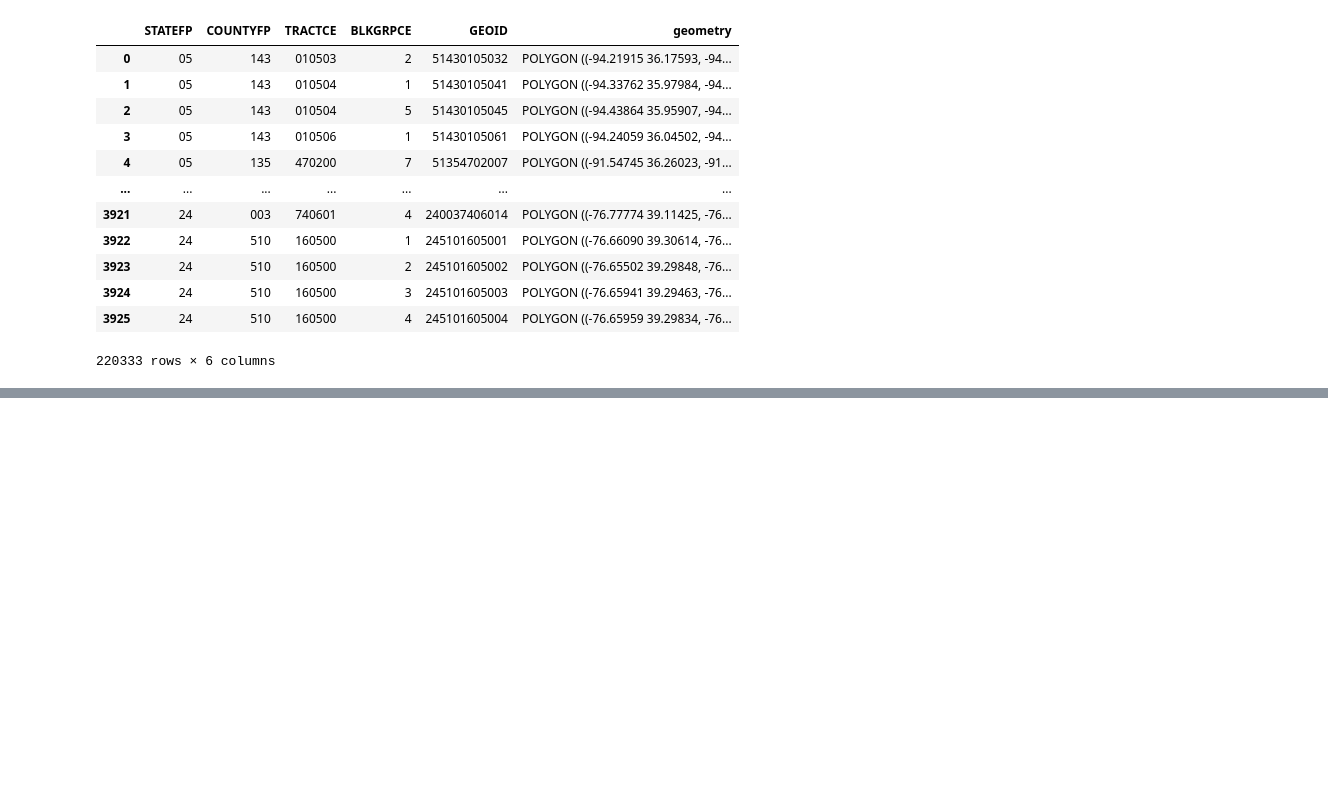
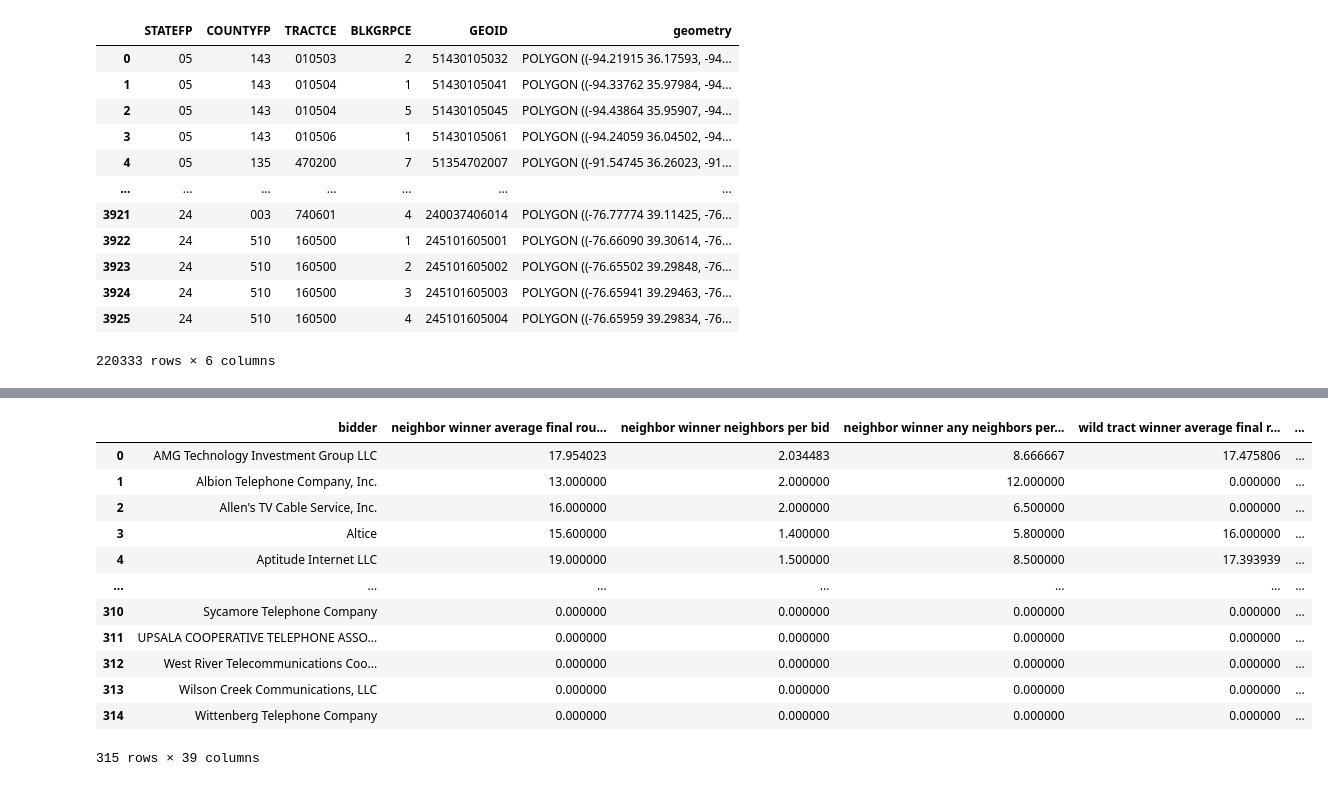
Before and after one commit to PrathamSoni/FCC904, a Jupyter notebook: neighbors.ipynb, the cells around one changed output, grey strips where cells are left out. Saved outputs shown, nothing was run; the diff lists cells and outputs as text; code cells hidden in the pictures; blank space fills up the shorter version.

```diff
--- a/neighbors.ipynb
+++ b/neighbors.ipynb
@@ -597,0 +336,41 @@ winners.bidder.unique()
+# %%
+processed_bid_table["num_blocks_won"] = processed_bid_table.won_blocks.apply(len)
+processed_bid_table["neighbor_bgs"] = processed_bid_table.neighbors.apply(len)
+processed_bid_table["all_neighbor_bgs"] = processed_bid_table.all_neighbors.apply(len)
+agg = processed_bid_table.groupby("bidder").agg({"GEOID":len, "round":"mean", "num_blocks_won":sum,"neighbor_bgs":"mean","all_neighbor_bgs":"mean", "winner":sum})
+agg = agg.rename(columns={'GEOID': 'num bids', 'round': 'average final round number', 'num_blocks_won': 'total blocks won', 'neighbor_bgs': 'average neighbors per bid', 'all_neighbor_bgs': 'average any neighbors per bid', "winner":"num wins"}).reset_index()
+existing = processed_bid_table.loc[processed_bid_table.neighbor_status == 2].groupby("bidder").agg({"GEOID":len, "round":"mean", "num_blocks_won":sum,"neighbor_bgs":"mean","all_neighbor_bgs":"mean", "winner":sum})
+existing = existing.rename(columns={'GEOID': 'existing bg bids', 'round': 'existing average final round number', 'num_blocks_won': 'existing blocks won', 'neighbor_bgs': 'existing average neighbors per bid', 'all_neighbor_bgs': 'existing average any neighbors per bid', "winner":"existing num wins"}).reset_index()
+wild_tract = processed_bid_table.loc[processed_bid_table.neighbor_status == 0].groupby("bidder").agg({"GEOID":len, "round":"mean", "num_blocks_won":sum,"neighbor_bgs":"mean","all_neighbor_bgs":"mean", "winner":sum})
+wild_tract = wild_tract.rename(columns={'GEOID': 'wild tract bg bids', 'round': 'wild tract average final round number', 'num_blocks_won': 'wild tract blocks won', 'neighbor_bgs': 'wild tract average neighbors per bid', 'all_neighbor_bgs': 'wild tract average any neighbors per bid', "winner":"wild tract num wins"}).reset_index()
+neighbor = processed_bid_table.loc[processed_bid_table.neighbor_status == 1].groupby("bidder").agg({"GEOID":len, "round":"mean", "num_blocks_won":sum,"neighbor_bgs":"mean","all_neighbor_bgs":"mean", "winner":sum})
+neighbor = neighbor.rename(columns={'GEOID': 'neighbor bg bids', 'round': 'neighbor average final round number', 'num_blocks_won': 'neighbor blocks won', 'neighbor_bgs': 'neighbor neighbors per bid', 'all_neighbor_bgs': 'neighbor any neighbors per bid', "winner":"neighbor num wins"}).reset_index()
+winner = processed_bid_table.loc[processed_bid_table.winner]
+winner_agg = winner.groupby("bidder").agg({"round":"mean","neighbor_bgs":"mean","all_neighbor_bgs":"mean"})
+winner_agg = winner_agg.rename(columns={'round': 'winner average final round number', 'neighbor_bgs': 'winner average neighbors per bid', 'all_neighbor_bgs': 'winner average any neighbors per bid'}).reset_index()
+winner_existing = winner.loc[winner.neighbor_status == 2].groupby("bidder").agg({"round":"mean", "neighbor_bgs":"mean","all_neighbor_bgs":"mean"})
+winner_existing = winner_existing.rename(columns={'round': 'existing winner average final round number', 'neighbor_bgs': 'existing winner average neighbors per bid', 'all_neighbor_bgs': 'existing winner average any neighbors per bid'}).reset_index()
+winner_wild_tract = winner.loc[winner.neighbor_status == 0].groupby("bidder").agg({"round":"mean", "neighbor_bgs":"mean","all_neighbor_bgs":"mean"})
+winner_wild_tract = winner_wild_tract.rename(columns={'round': 'wild tract winner average final round number', 'neighbor_bgs': 'wild tract winner average neighbors per bid', 'all_neighbor_bgs': 'wild tract winner average any neighbors per bid'}).reset_index()
+winner_neighbor = winner.loc[winner.neighbor_status == 1].groupby("bidder").agg({"round":"mean","neighbor_bgs":"mean","all_neighbor_bgs":"mean"})
+winner_neighbor = winner_neighbor.rename(columns={'round': 'neighbor winner average final round number', 'neighbor_bgs': 'neighbor winner neighbors per bid', 'all_neighbor_bgs': 'neighbor winner any neighbors per bid'}).reset_index()
+
+final = winner_neighbor.merge(winner_wild_tract, how="outer").merge(winner_existing, how="outer").merge(winner_agg, how="outer").merge(neighbor, how="outer").merge(wild_tract, how="outer").merge(existing, how="outer").merge(agg, how="outer")
+final = final.fillna(0)
+final["wins/bid"] = final["num wins"]/final["num bids"]
+final["blocks/win"] = final["total blocks won"]/final["num wins"]
+final = final.fillna(0)
+# %% [output]
+|  | bidder | neighbor winner average final rou... | neighbor winner neighbors per bid | neighbor winner any neighbors per... | wild tract winner average final r... | ... |
+| 0 | AMG Technology Investment Group LLC | 17.954023 | 2.034483 | 8.666667 | 17.475806 | ... |
+| 1 | Albion Telephone Company, Inc. | 13.000000 | 2.000000 | 12.000000 | 0.000000 | ... |
+| 2 | Allen's TV Cable Service, Inc. | 16.000000 | 2.000000 | 6.500000 | 0.000000 | ... |
+| 3 | Altice | 15.600000 | 1.400000 | 5.800000 | 16.000000 | ... |
+| 4 | Aptitude Internet LLC | 19.000000 | 1.500000 | 8.500000 | 17.393939 | ... |
+| ... | ... | ... | ... | ... | ... | ... |
+| 310 | Sycamore Telephone Company | 0.000000 | 0.000000 | 0.000000 | 0.000000 | ... |
+| 311 | UPSALA COOPERATIVE TELEPHONE ASSO... | 0.000000 | 0.000000 | 0.000000 | 0.000000 | ... |
+| 312 | West River Telecommunications Coo... | 0.000000 | 0.000000 | 0.000000 | 0.000000 | ... |
+| 313 | Wilson Creek Communications, LLC | 0.000000 | 0.000000 | 0.000000 | 0.000000 | ... |
+| 314 | Wittenberg Telephone Company | 0.000000 | 0.000000 | 0.000000 | 0.000000 | ... |
+315 rows × 39 columns
```
Also changed, not shown: parts of 24 cells of this notebook, 6 other files.
